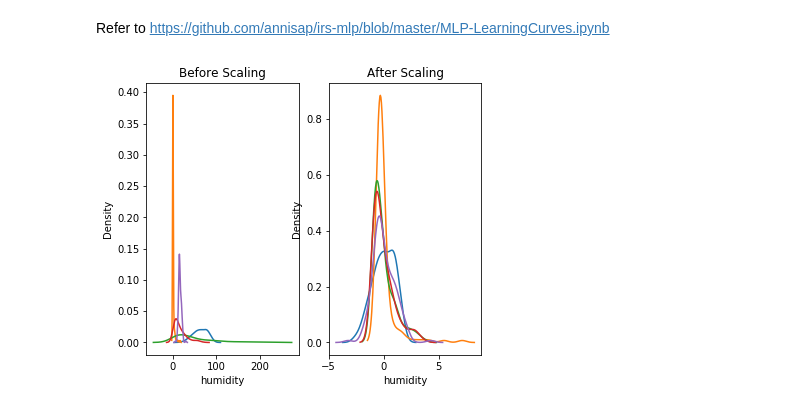
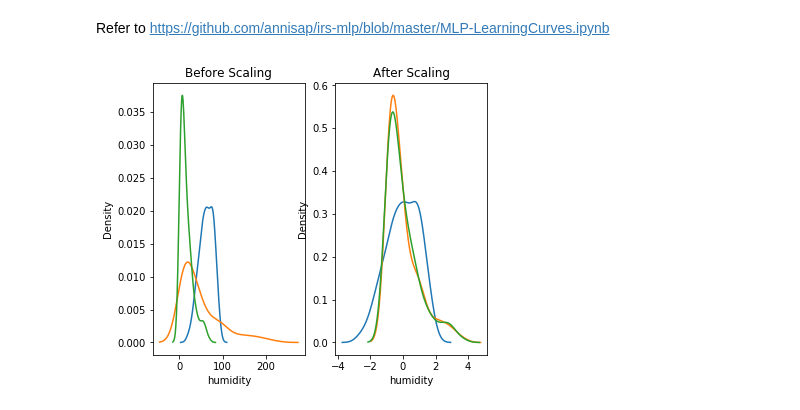
Before and after one commit to PhilOConnor/CT5170-Principles-of-ML, a Jupyter notebook: Assignment 1/Code/NeuralNet.ipynb, the cells around one changed output. Saved outputs shown, nothing was run; the diff lists cells and outputs as text; code cells hidden in the pictures.

```diff
--- a/Assignment 1/Code/NeuralNet.ipynb
+++ b/Assignment 1/Code/NeuralNet.ipynb
@@ -26,8 +28,12 @@ def create_dummies(df,column_name):
 df_train = pd.DataFrame(data_import('training'))
 #df.reset_index(inplace=True, drop=False)
 df_test = pd.DataFrame(data_import('test'))
+
+index_val = df_train[df_train['rainfall']>= (df_train['rainfall'].mean()+(df_train['rainfall'].std()*6))].index
+df_train.drop(index_val, inplace=True)
 # %%
-X_cols = ['year', 'temp', 'humidity', 'rainfall', 'drought_code','buildup_index',  'wind_speed']
+#X_cols = ['temp', 'humidity', 'rainfall', 'drought_code','buildup_index',  'wind_speed']
+X_cols = ['drought_code', 'buildup_index', 'temp', 'humidity', 'rainfall']
 y_col = ['fire']
 
 X_train = df_train[X_cols]
@@ -63,21 +69,21 @@ X_test = pd.DataFrame(X_test_array, index=X_test.index, columns=X_test.columns)
 # %%
 fig, (ax1, ax2) = plt.subplots(ncols=2, figsize=(6, 5))
 
 ax1.set_title('Before Scaling')
 sns.kdeplot(unscaled_features['humidity'], ax=ax1)
-sns.kdeplot(unscaled_features['rainfall'], ax=ax1)
+#sns.kdeplot(unscaled_features['rainfall'], ax=ax1)
 sns.kdeplot(unscaled_features['drought_code'], ax=ax1)
 sns.kdeplot(unscaled_features['buildup_index'], ax=ax1)
-sns.kdeplot(unscaled_features['wind_speed'], ax=ax1)
+#sns.kdeplot(unscaled_features['wind_speed'], ax=ax1)
 
 ax2.set_title('After Scaling')
 sns.kdeplot(X_train['humidity'], ax=ax2)
-sns.kdeplot(X_train['rainfall'], ax=ax2)
+#sns.kdeplot(X_train['rainfall'], ax=ax2)
 sns.kdeplot(X_train['drought_code'], ax=ax2)
 sns.kdeplot(X_train['buildup_index'], ax=ax2)
-sns.kdeplot(X_train['wind_speed'], ax=ax2)
-
+#sns.kdeplot(X_train['wind_speed'], ax=ax2)
+plt.savefig("../Output/NN Variable Scaling.png")
 plt.show()
 # %% [output]
-[figure, old version]
+[figure, new version]
 # %%
```
Also changed, not shown: parts of 20 cells of this notebook, 5 other files.
